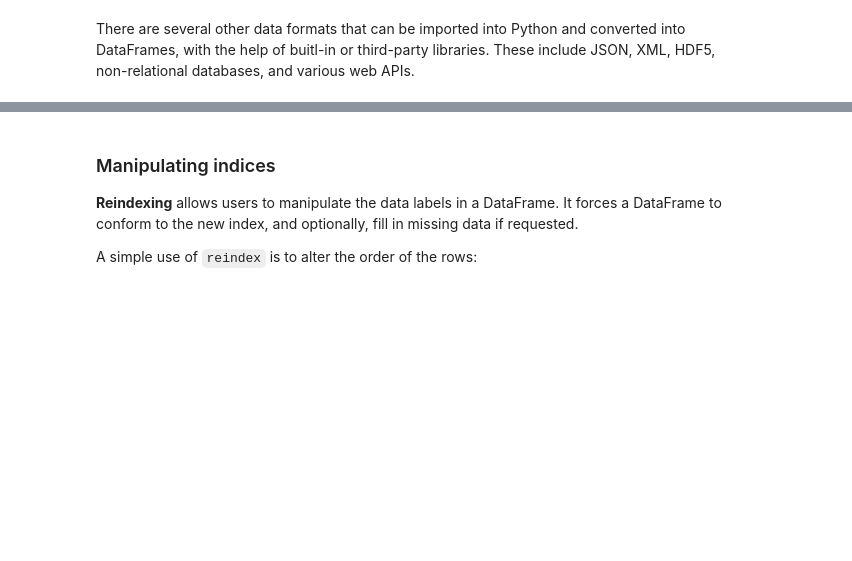
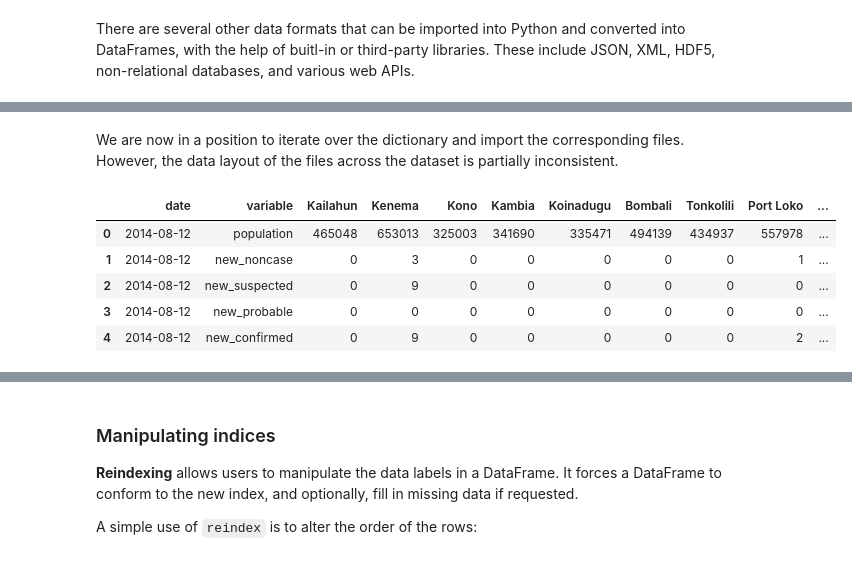
Before and after one commit to fonnesbeck/scipy2015_tutorial, a Jupyter notebook: notebooks/1. Data Preparation.ipynb, the cells around one changed output, grey strips where cells are left out. Cells and saved outputs as stored; diff of their text form; code cells hidden in the pictures; blank space fills up the shorter version.

```diff
--- a/notebooks/1. Data Preparation.ipynb
+++ b/notebooks/1. Data Preparation.ipynb
@@ -1015,0 +1029,11 @@ This section, we will import and clean up some of the datasets that we will be u
+# %% [markdown]
+We are now in a position to iterate over the dictionary and import the corresponding files. However, the data layout of the files across the dataset is partially inconsistent.
+# %%
+pd.read_csv('../data/ebola/sl_data/2014-08-12-v77.csv').head()
+# %% [output]
+|  | date | variable | Kailahun | Kenema | Kono | Kambia | Koinadugu | Bombali | Tonkolili | Port Loko | ... |
+| 0 | 2014-08-12 | population | 465048 | 653013 | 325003 | 341690 | 335471 | 494139 | 434937 | 557978 | ... |
+| 1 | 2014-08-12 | new_noncase | 0 | 3 | 0 | 0 | 0 | 0 | 0 | 1 | ... |
+| 2 | 2014-08-12 | new_suspected | 0 | 9 | 0 | 0 | 0 | 0 | 0 | 0 | ... |
+| 3 | 2014-08-12 | new_probable | 0 | 0 | 0 | 0 | 0 | 0 | 0 | 0 | ... |
+| 4 | 2014-08-12 | new_confirmed | 0 | 9 | 0 | 0 | 0 | 0 | 0 | 2 | ... |
```
Also changed, not shown: parts of 97 cells of this notebook.
